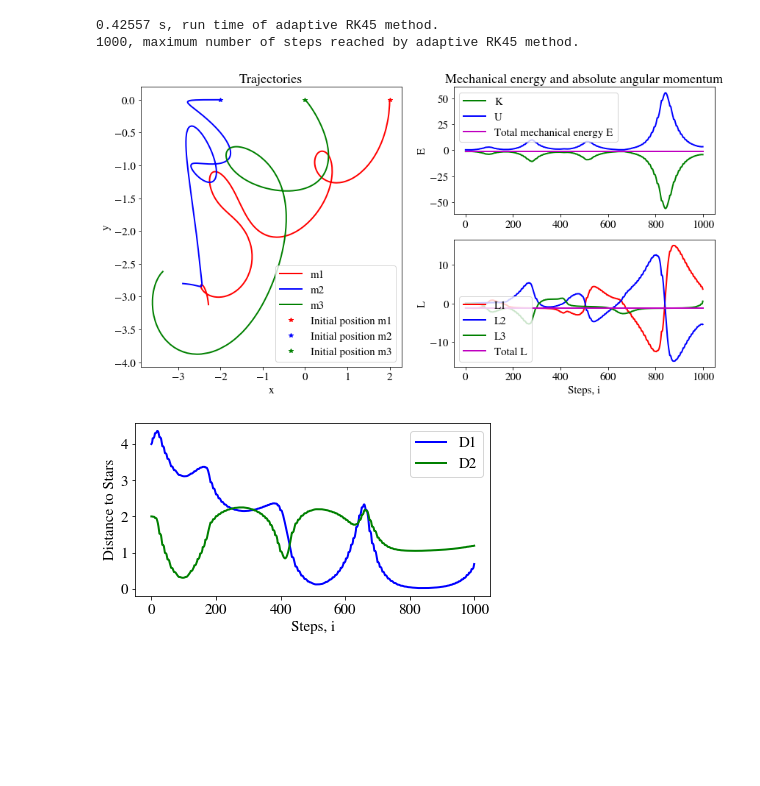
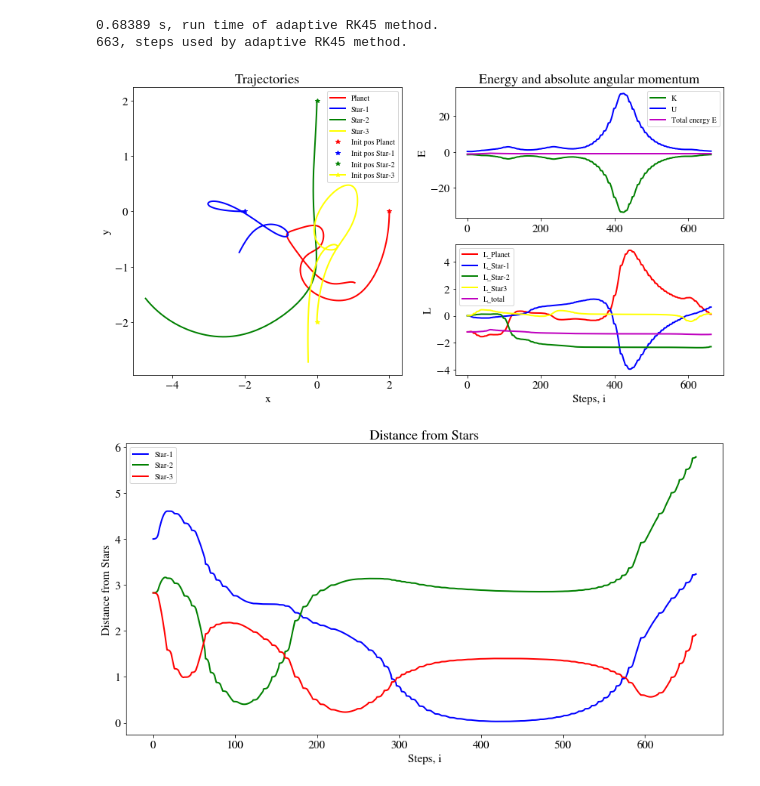
Before and after one commit to narnix-gnos/Trisolarian, a Jupyter notebook: main.ipynb, the cells around one changed output. Cells and saved outputs as stored; diff of their text form; code cells hidden in the pictures; blank space fills up the shorter version.

Commit message:
Expanded 3Body to 4Body.

```diff
--- a/main.ipynb
+++ b/main.ipynb
@@ -101,14 +119,16 @@ def distanceToStars(y):
     """Calculate absolute angular momentum of the three body system.
     Parameters:
         y:          array. Vector of length 12 holding the current position and velocity of the three objects
-                    in the following manner: y = [x1, y1, x2, y2, x3, y3, vx1, vy1, vx2, vy2, vx3, vy3].
+                    in the following manner: y = [x1, y1, x2, y2, x3, y3, x4, y4, vx1, vy1, vx2, vy2, vx3, vy3, vx4, vy4].
     Returns:
         D1, D2: array. Distance of the first object(planet) to the other objects(stars).
     """
     d1 = ((y[0] - y[2]) ** 2 + (y[1] - y[3]) ** 2) ** 0.5
     d2 = ((y[0] - y[4]) ** 2 + (y[1] - y[5]) ** 2) ** 0.5
+    d3 = ((y[0] - y[6]) ** 2 + (y[1] - y[7]) ** 2) ** 0.5
 
-    return [d1, d2]
+
+    return [d1, d2, d3]
 # %%
 def ode45(f,t,y,h):
     """Calculate next step of an initial value problem (IVP) of an ODE with a RHS described
@@ -139,13 +159,14 @@ G = 1.
 m1 = 1.
 m2 = 1.
 m3 = 1.
+m4 = 0.5
 
 # Period of calculations
-T = 20
+T = 10
 # Tolerance
 TOL = 0.00001
 # Maximum number of steps
-maxi = 1000
+maxi = 4000
 # "Protector-constant" for small w
 theta = 0.001
 
@@ -153,21 +174,21 @@ theta = 0.001
 # y = [x1, y2, x2, y2, x3, y3, vx1, vy1, vx2, vy2, vx3, vy3]
 # z0 = [2., 2., 0., 0., -2., -2., 0.2, -0.2, 0., 0., -0.2, 0.2]
 # z0 = [-0.970, 0.243, 0.970, -0.243, 0., 0., -0.466, -0.433, -0.466, -0.433, 2*0.466, 2*0.433]
-z0 = [2., 0., -2., 0., 0., 0., 0., -0.6, -0.6, 0., 0., 0.]
 # z0 = [1., 0.000001, -1., 0., 0., 0., 0., -0.4, 0., 0.4, 0., 0.]
+z0 = [2., 0., -2., 0., 0., 2., 0., -2., 0., -0.6, -0.6, 0., 0., 0., 0., 0.] # modified 4-body
 # %%
 # First step and initial time
 h = T / maxi
 t = 0.
 
 # Allocate matrices and fill with initial conditions
-Z = np.zeros((12, maxi + 1))
+Z = np.zeros((16, maxi + 1))
 Z[:, 0] = z0
 E = np.zeros((maxi + 1, 2))
 E[0, :] = energy(z0)
-L = np.zeros((maxi + 1, 3))
+L = np.zeros((maxi + 1, 4))
 L[0, :] = angularMomentum(z0)
-D = np.zeros((maxi + 1, 2))
+D = np.zeros((maxi + 1, 3))
 D[0, :] = distanceToStars(z0)
 
 # Declare iteration integer
@@ -203,53 +224,58 @@ if (i == maxi):
 else:
     print('%i, steps used by adaptive RK45 method.' % i)
 # %% [output]
-0.42557 s, run time of adaptive RK45 method.
-1000, maximum number of steps reached by adaptive RK45 method.
+0.68389 s, run time of adaptive RK45 method.
+663, steps used by adaptive RK45 method.
 # %%
 # Plot result
 plt.figure()
 
 # Position
 plt.subplot(2, 2, (1, 3))
-plt.plot(Z[0, 0:i], Z[1, 0:i], '-r', label='m1')
-plt.plot(Z[2, 0:i], Z[3, 0:i], '-b', label='m2')
-plt.plot(Z[4, 0:i], Z[5, 0:i], '-g', label='m3')
-plt.plot(Z[0, 0], Z[1, 0], '*r', label='Initial position m1')
-plt.plot(Z[2, 0], Z[3, 0], '*b', label='Initial position m2')
-plt.plot(Z[4, 0], Z[5, 0], '*g', label='Initial position m3')
+plt.plot(Z[0, 0:i], Z[1, 0:i], '-r', label='Planet')
+plt.plot(Z[2, 0:i], Z[3, 0:i], '-b', label='Star-1')
+plt.plot(Z[4, 0:i], Z[5, 0:i], '-g', label='Star-2')
+plt.plot(Z[6, 0:i], Z[7, 0:i], color='yellow', label='Star-3')
+plt.plot(Z[0, 0], Z[1, 0], '*r', label='Init pos Planet')
+plt.plot(Z[2, 0], Z[3, 0], '*b', label='Init pos Star-1')
+plt.plot(Z[4, 0], Z[5, 0], '*g', label='Init pos Star-2')
+plt.plot(Z[6, 0], Z[7, 0], marker='*', color='yellow', label='Init pos Star-3')
 plt.xlabel('x')
 plt.ylabel('y')
-plt.legend(loc='best')
+plt.legend(loc='best', prop={'size': 10})
 plt.title('Trajectories')
 
 # Mechanical energy
 plt.subplot(2, 2, 2)
 plt.plot(E[0:i, 0], 'g', label='K')
 plt.plot(E[0:i, 1], 'b', label='U')
-plt.plot(E[0:i, 0] + E[0:i ,1], 'm', label='Total mechanical energy E')
+plt.plot(E[0:i, 0] + E[0:i ,1], 'm', label='Total energy E')
 plt.ylabel('E')
-plt.legend(loc='best')
-plt.title('Mechanical energy and absolute angular momentum')
+plt.legend(loc='best', prop={'size': 10})
+plt.title('Energy and absolute angular momentum')
 
 # Angular momentum
 plt.subplot(2, 2, 4)
-plt.plot(L[0:i, 0], 'r', label='L1')
-plt.plot(L[0:i, 1], 'b', label='L2')
-plt.plot(L[0:i, 2], 'g', label='L3')
-plt.plot(L[0:i, 0] + L[0:i, 1] + L[0:i, 2], 'm', label='Total L')
+plt.plot(L[0:i, 0], 'r', label='L_Planet')
+plt.plot(L[0:i, 1], 'b', label='L_Star-1')
+plt.plot(L[0:i, 2], 'g', label='L_Star-2')
+plt.plot(L[0:i, 3], color='yellow', label='L_Star3')
+plt.plot(L[0:i, 0] + L[0:i, 1] + L[0:i, 2] + L[0:i, 3], 'm', label='L_total')
 plt.xlabel('Steps, i')
 plt.ylabel('L')
-plt.legend(loc=3)
+plt.legend(loc='best', prop={'size': 10})
 plt.show()
 
 # Distance to Stars
-plt.subplot(2, 2, 2)
-plt.plot(D[0:i, 0], 'b', label='D1')
-plt.plot(D[0:i, 1], 'g', label='D2')
+plt.subplot()
+plt.plot(D[0:i, 0], 'b', label='Star-1')
+plt.plot(D[0:i, 1], 'g', label='Star-2')
+plt.plot(D[0:i, 2], 'r', label='Star-3')
 plt.xlabel('Steps, i')
-plt.ylabel('Distance to Stars')
-plt.legend(loc='best')
+plt.ylabel('Distance from Stars')
+plt.legend(loc='best', prop={'size': 10})
+plt.title('Distance from Stars')
 plt.show()
 # %% [output]
-[figure, old version]
+[figure, new version]
-[figure, old version]
+[figure, new version]
```
Also changed, not shown: parts of 3 cells of this notebook, 2 other files.
